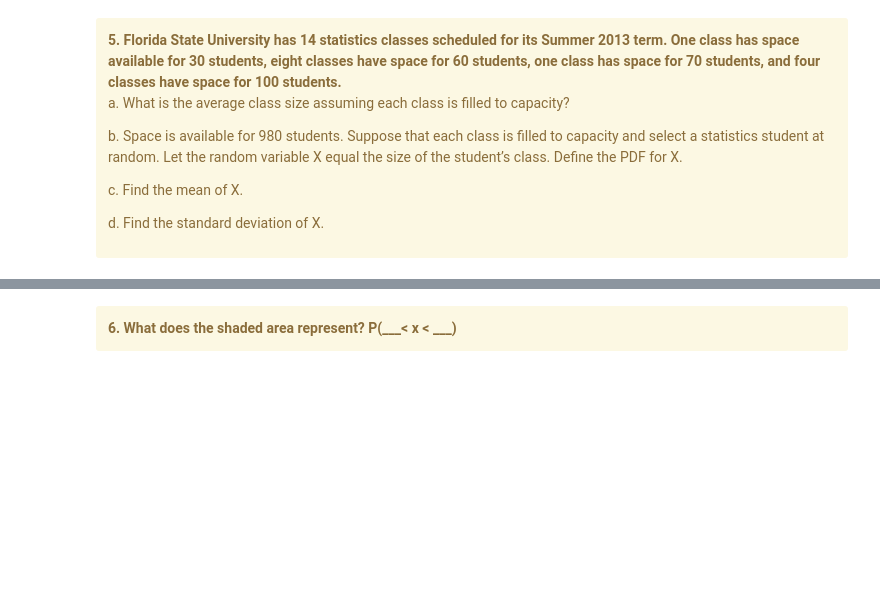
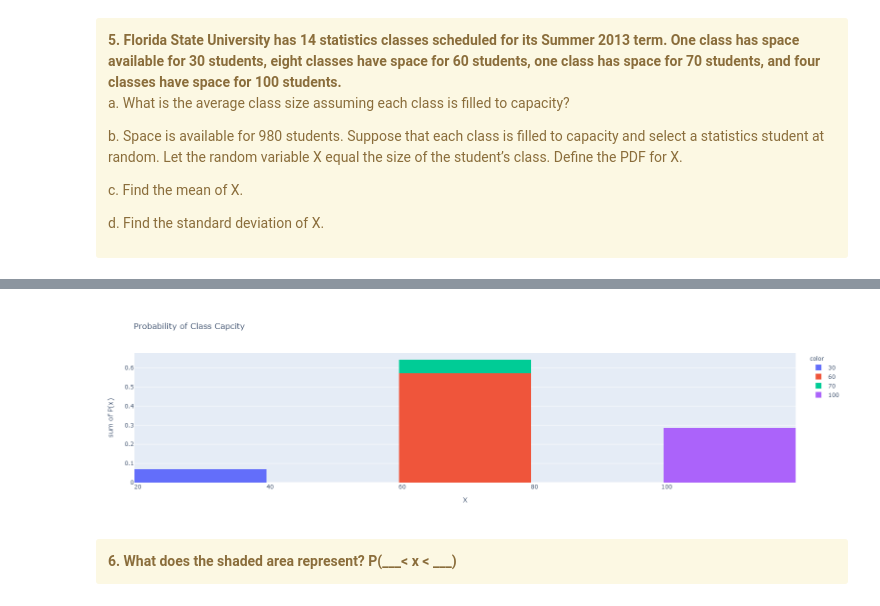
Before and after one commit to dgustave/Statistics, a Jupyter notebook: notebooks/Practice/probability_practice.ipynb, the cells around one changed output, grey strips where cells are left out. Cells and saved outputs as stored; diff of their text form; code cells hidden in the pictures; blank space fills up the shorter version.

```diff
--- a/notebooks/Practice/probability_practice.ipynb
+++ b/notebooks/Practice/probability_practice.ipynb
@@ -117,3 +125,9 @@ Practice Exercises 2
         <dl>d. Find the standard deviation of X.</dl>
     </dl>
 </div>
+# %%
+X= [1, 8, 1, 4]
+x= [30, 60, 70, 100]
+class_dict = {'x': x, 'X': X}
+class_df = pd.DataFrame(class_dict)
+class_df
@@ -119,0 +140,3 @@ Practice Exercises 2
+# %%
+p_x = class_df['X']/sum(class_df['X'])
+p_x
@@ -119,0 +149,3 @@ Practice Exercises 2
+# %%
+p_x_ = [fr(p).limit_denominator(100000) for p in p_x]
+p_x_
@@ -119,0 +154,9 @@ Practice Exercises 2
+# %%
+class_df['P(X=x)'] = p_x
+class_df['P(X=x) Ratio'] = p_x_
+class_df['xP(X=x)'] = class_df['x']*class_df['P(X=x)']
+class_cap_mean = sum(class_df['xP(X=x)'])
+class_df['x^2'] = pow(class_df['x'], 2)
+class_df['x^2(P(X=x))'] = class_df['x^2']*class_df['P(X=x)']
+class_cap_std = sum(class_df['x^2(P(X=x))'])
+class_cap_mean, class_cap_std
@@ -119,0 +173,7 @@ Practice Exercises 2
+# %%
+fig = px.histogram(class_df, x='X', y='P(x)', labels = {'y':'P(x)'},  title='Probability of Class Capcity',color=X, nbins=len(class_df['X']))
+# fig = px.bar(class_df, x='X', y='P(x)', labels = {'y':'P(x)'},  title='Probability of Class Capcity')
+fig.show()
+fig.write_image("../reports/figures/class_hist.png")
+# %% [output]
+[figure, added]
```
Also changed, not shown: parts of 7 cells of this notebook, 2 other files.
